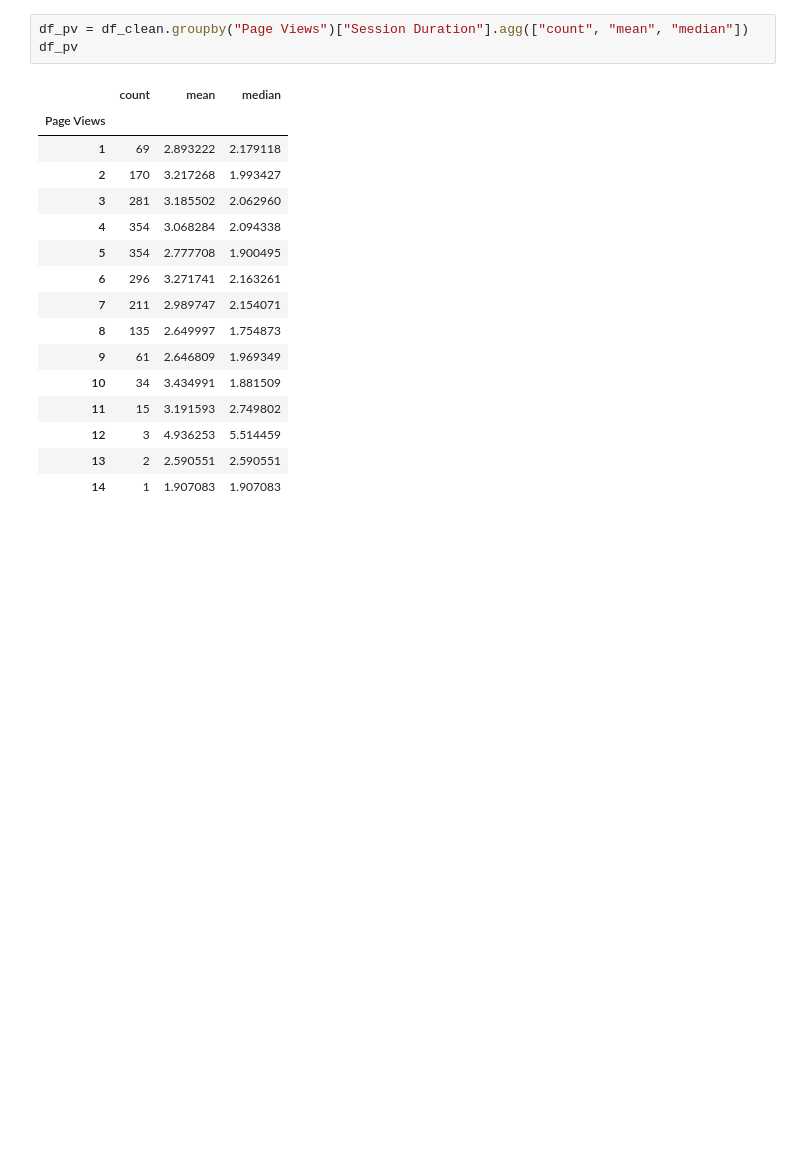
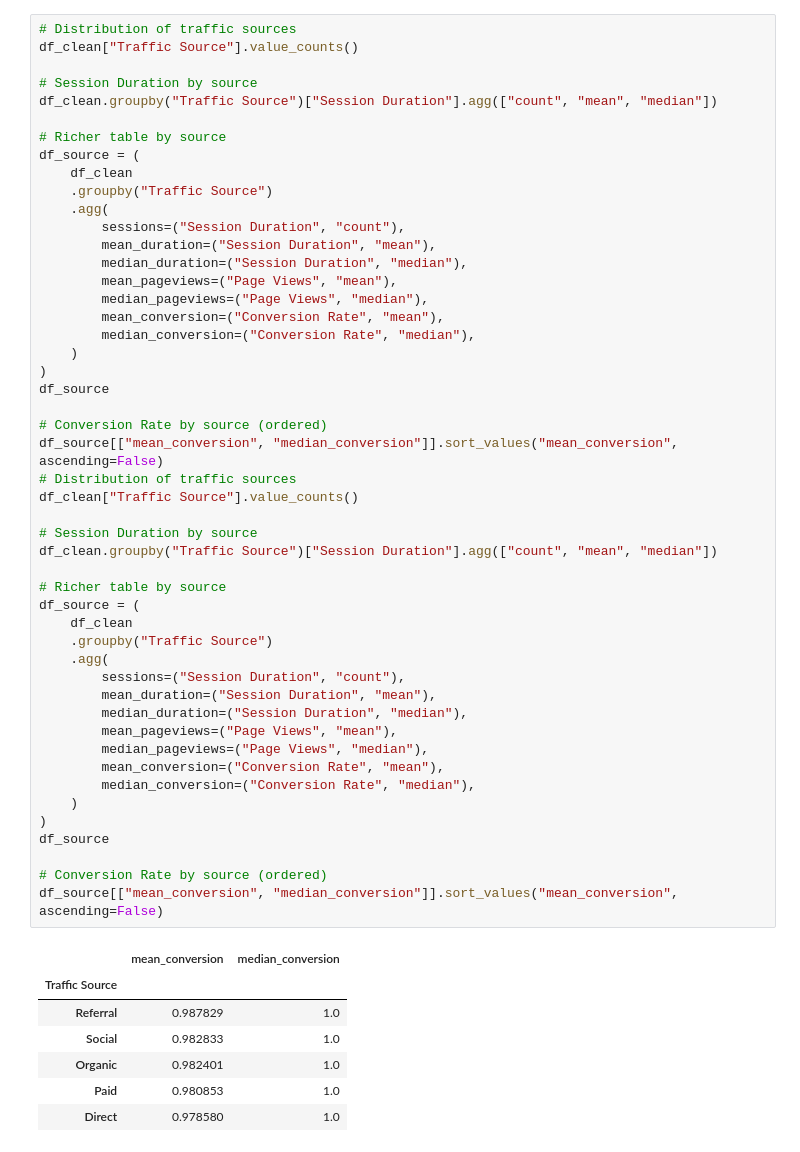
Before and after one commit to ferProg/web_analysis_project, a Jupyter notebook: notebooks/02_Clean_and_Analysis_Prep.ipynb, the cells around one changed output. Saved outputs shown, nothing was run; the diff lists cells and outputs as text; blank space fills up the shorter version.

```diff
--- a/notebooks/02_Clean_and_Analysis_Prep.ipynb
+++ b/notebooks/02_Clean_and_Analysis_Prep.ipynb
@@ -33,20 +149,57 @@ df_clean.groupby("Traffic Source")["Session Duration"].agg(["count", "mean", "me
 # %%
-df_pv = df_clean.groupby("Page Views")["Session Duration"].agg(["count", "mean", "median"])
-df_pv
+# Distribution of traffic sources
+df_clean["Traffic Source"].value_counts()
+
+# Session Duration by source
+df_clean.groupby("Traffic Source")["Session Duration"].agg(["count", "mean", "median"])
+
+# Richer table by source
+df_source = (
+    df_clean
+    .groupby("Traffic Source")
+    .agg(
+        sessions=("Session Duration", "count"),
+        mean_duration=("Session Duration", "mean"),
+        median_duration=("Session Duration", "median"),
+        mean_pageviews=("Page Views", "mean"),
+        median_pageviews=("Page Views", "median"),
+        mean_conversion=("Conversion Rate", "mean"),
+        median_conversion=("Conversion Rate", "median"),
+    )
+)
+df_source
+
+# Conversion Rate by source (ordered)
+df_source[["mean_conversion", "median_conversion"]].sort_values("mean_conversion", ascending=False)
+# Distribution of traffic sources
+df_clean["Traffic Source"].value_counts()
+
+# Session Duration by source
+df_clean.groupby("Traffic Source")["Session Duration"].agg(["count", "mean", "median"])
+
+# Richer table by source
+df_source = (
+    df_clean
+    .groupby("Traffic Source")
+    .agg(
+        sessions=("Session Duration", "count"),
+        mean_duration=("Session Duration", "mean"),
+        median_duration=("Session Duration", "median"),
+        mean_pageviews=("Page Views", "mean"),
+        median_pageviews=("Page Views", "median"),
+        mean_conversion=("Conversion Rate", "mean"),
+        median_conversion=("Conversion Rate", "median"),
+    )
+)
+df_source
+
+# Conversion Rate by source (ordered)
+df_source[["mean_conversion", "median_conversion"]].sort_values("mean_conversion", ascending=False)
 # %% [output]
-|  | count | mean | median |
-| Page Views |  |  |  |
-| 1 | 69 | 2.893222 | 2.179118 |
-| 2 | 170 | 3.217268 | 1.993427 |
-| 3 | 281 | 3.185502 | 2.062960 |
-| 4 | 354 | 3.068284 | 2.094338 |
-| 5 | 354 | 2.777708 | 1.900495 |
-| 6 | 296 | 3.271741 | 2.163261 |
-| 7 | 211 | 2.989747 | 2.154071 |
-| 8 | 135 | 2.649997 | 1.754873 |
-| 9 | 61 | 2.646809 | 1.969349 |
-| 10 | 34 | 3.434991 | 1.881509 |
-| 11 | 15 | 3.191593 | 2.749802 |
-| 12 | 3 | 4.936253 | 5.514459 |
-| 13 | 2 | 2.590551 | 2.590551 |
-| 14 | 1 | 1.907083 | 1.907083 |
+|  | mean_conversion | median_conversion |
+| Traffic Source |  |  |
+| Referral | 0.987829 | 1.0 |
+| Social | 0.982833 | 1.0 |
+| Organic | 0.982401 | 1.0 |
+| Paid | 0.980853 | 1.0 |
+| Direct | 0.978580 | 1.0 |
```
Also changed, not shown: parts of 27 cells of this notebook, 8 other files.
